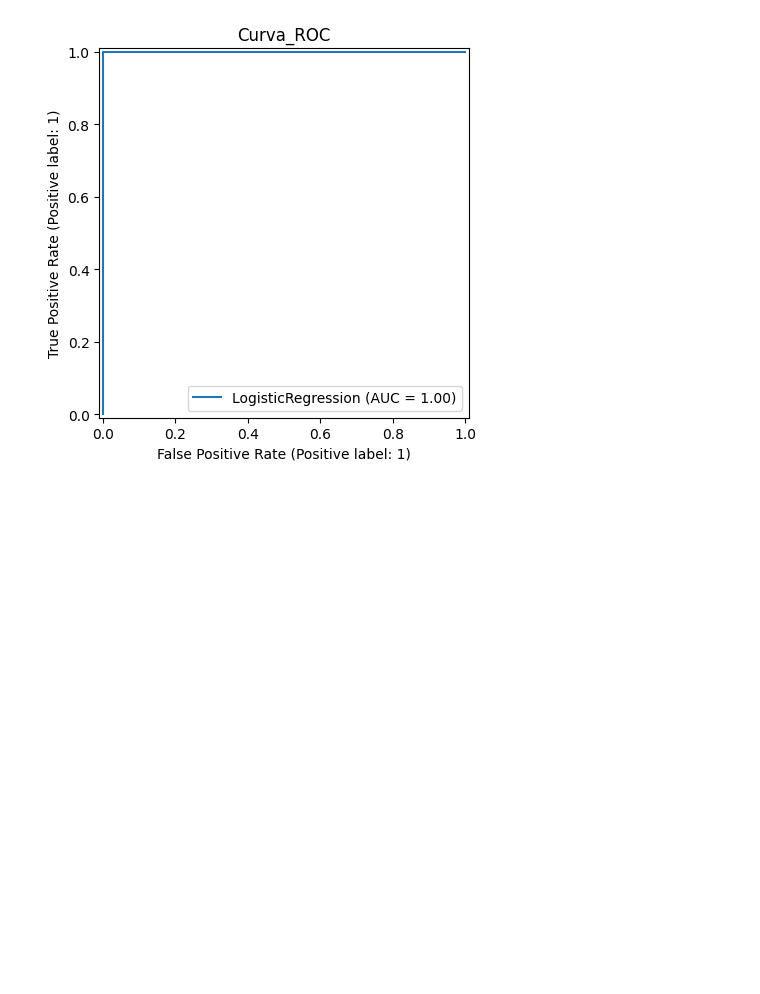
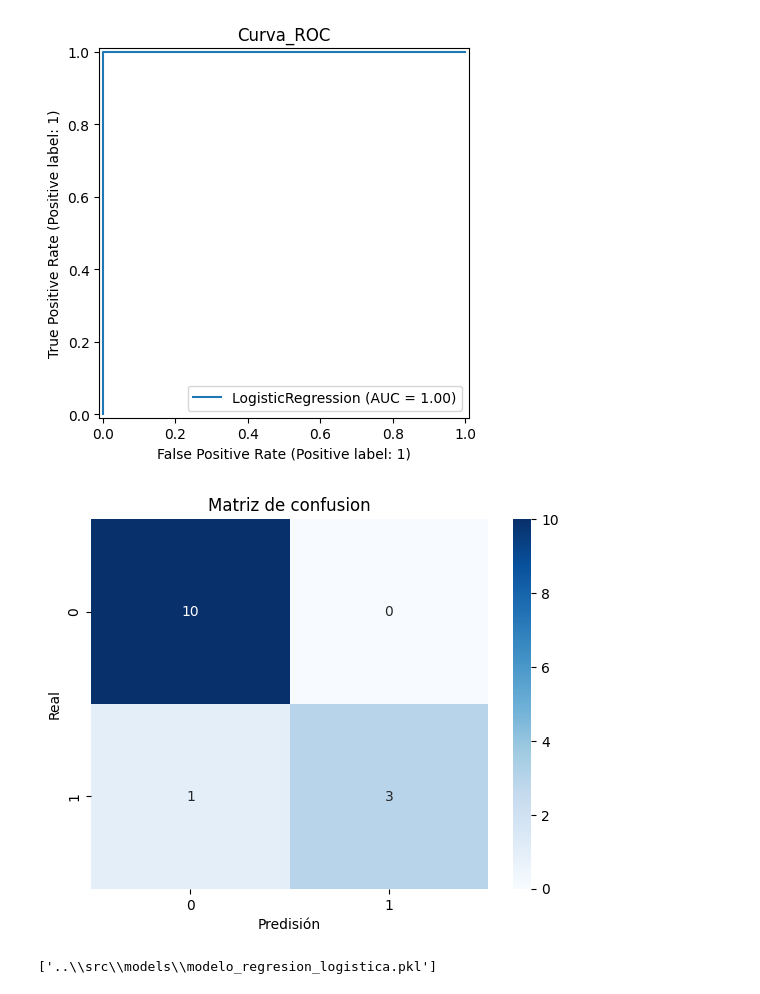
Before and after one commit to anfeMurillo/predictor-riesgo-de-desercion-unicatolica, a Jupyter notebook: notebooks/regresion_logistica.ipynb, the cells around one changed output. Cells and saved outputs as stored; diff of their text form; code cells hidden in the pictures; blank space fills up the shorter version.

Commit message:
Created logistic regression model

```diff
--- a/notebooks/regresion_logistica.ipynb
+++ b/notebooks/regresion_logistica.ipynb
@@ -73,4 +74,17 @@ plt.show()
 # %% [output]
 [figure]
 # %%
-matriz_confusion = confusion_matrix(X_test,y_test)
+matriz_confusion = confusion_matrix(y_test,y_pred)
+
+sbn.heatmap(matriz_confusion,annot=True,fmt='d',cmap='Blues')
+plt.xlabel('Predisión')
+plt.ylabel('Real')
+plt.title('Matriz de confusion')
+plt.show()
+# %% [output]
+[figure, added]
+# %%
+path_save = p.Path('../src/models/modelo_regresion_logistica.pkl')
+j.dump(model,path_save)
+# %% [output]
+['..\\src\\models\\modelo_regresion_logistica.pkl']
```
Also changed, not shown: parts of 1 cell of this notebook, 3 other files.
